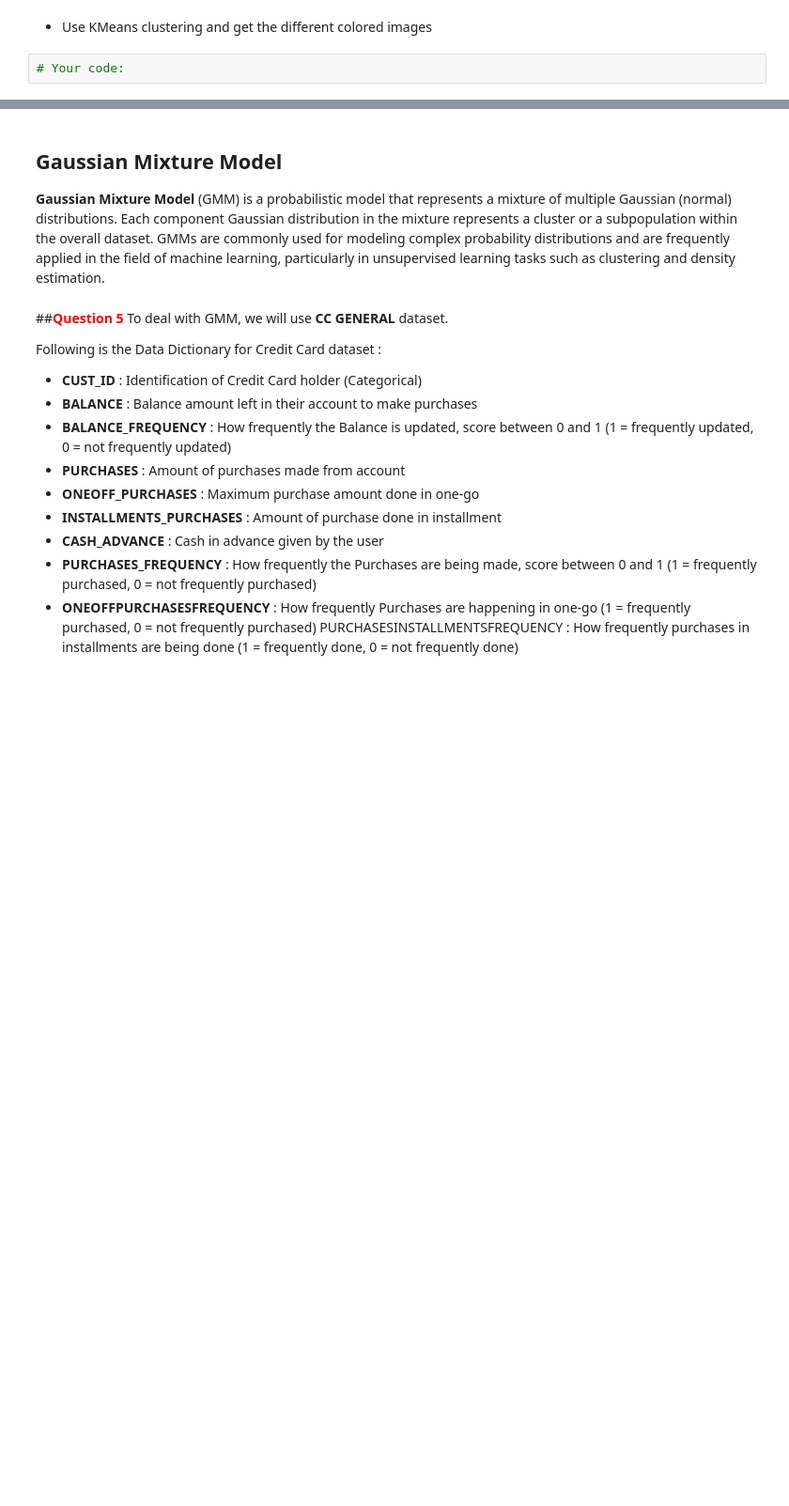
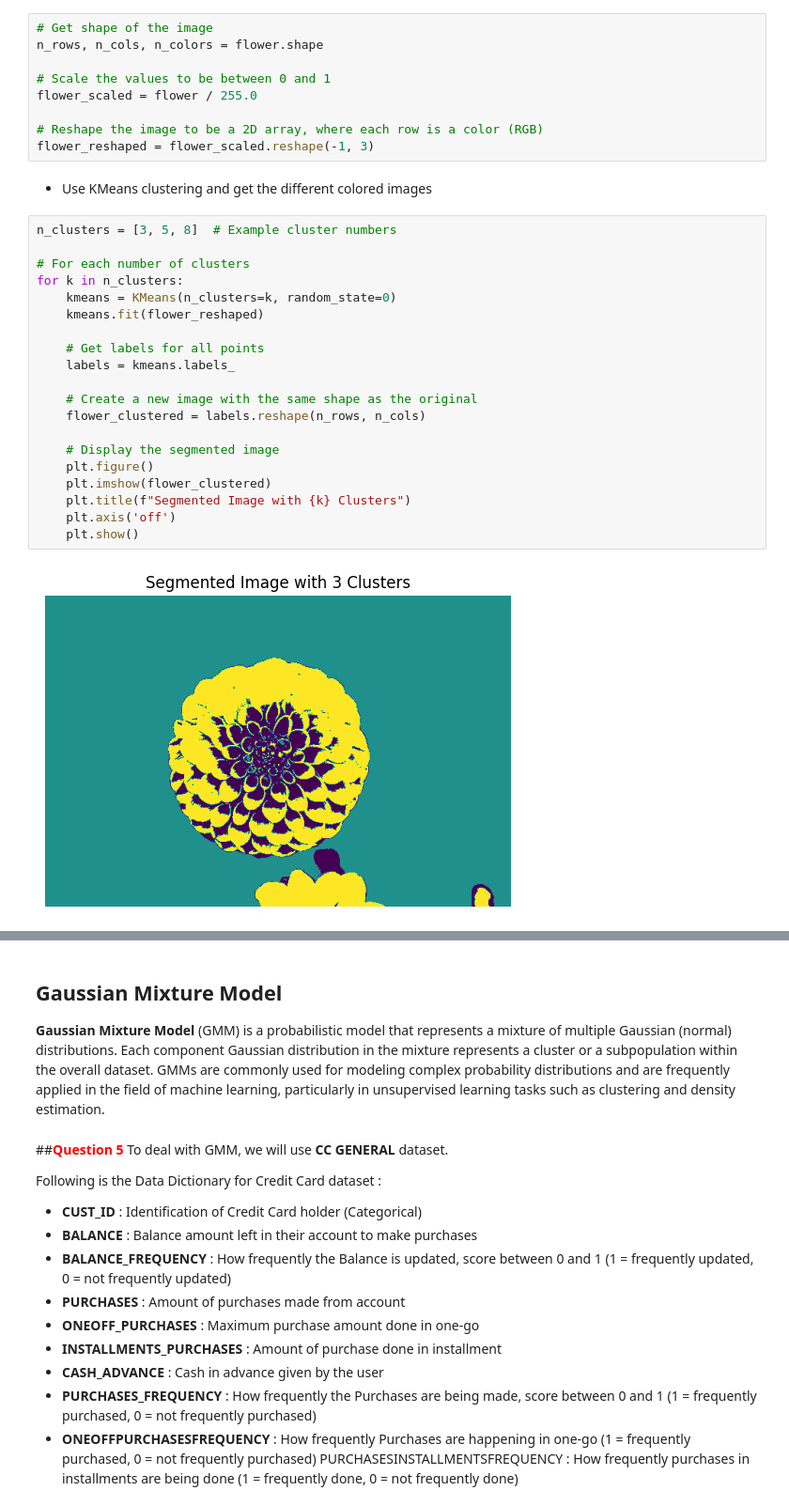
Before and after one commit to peyman886/machine-learning-coursework, a Jupyter notebook: Bahrak 1402-1/HomeWork/HW06/Machine_Learning_HW06.ipynb, the cells around one changed output, grey strips where cells are left out. Shown at 94% size. Drawn from its saved outputs; the diff is of its cells as text; blank space fills up the shorter version.

```diff
--- a/Bahrak 1402-1/HomeWork/HW06/Machine_Learning_HW06.ipynb
+++ b/Bahrak 1402-1/HomeWork/HW06/Machine_Learning_HW06.ipynb
@@ -611,4 +617,33 @@ flower = load_sample_image("flower.jpg")
+# %%
+# Get shape of the image
+n_rows, n_cols, n_colors = flower.shape
+
+# Scale the values to be between 0 and 1
+flower_scaled = flower / 255.0
+
+# Reshape the image to be a 2D array, where each row is a color (RGB)
+flower_reshaped = flower_scaled.reshape(-1, 3)
 # %% [markdown]
 - Use KMeans clustering and get the different colored images
-# %%
-# Your code:
+# %%
+n_clusters = [3, 5, 8]  # Example cluster numbers
+
+# For each number of clusters
+for k in n_clusters:
+    kmeans = KMeans(n_clusters=k, random_state=0)
+    kmeans.fit(flower_reshaped)
+
+    # Get labels for all points
+    labels = kmeans.labels_
+
+    # Create a new image with the same shape as the original
+    flower_clustered = labels.reshape(n_rows, n_cols)
+
+    # Display the segmented image
+    plt.figure()
+    plt.imshow(flower_clustered)
+    plt.title(f"Segmented Image with {k} Clusters")
+    plt.axis('off')
+    plt.show()
+# %% [output]
+[figure, added]
```
Also changed, not shown: parts of 18 cells of this notebook.
